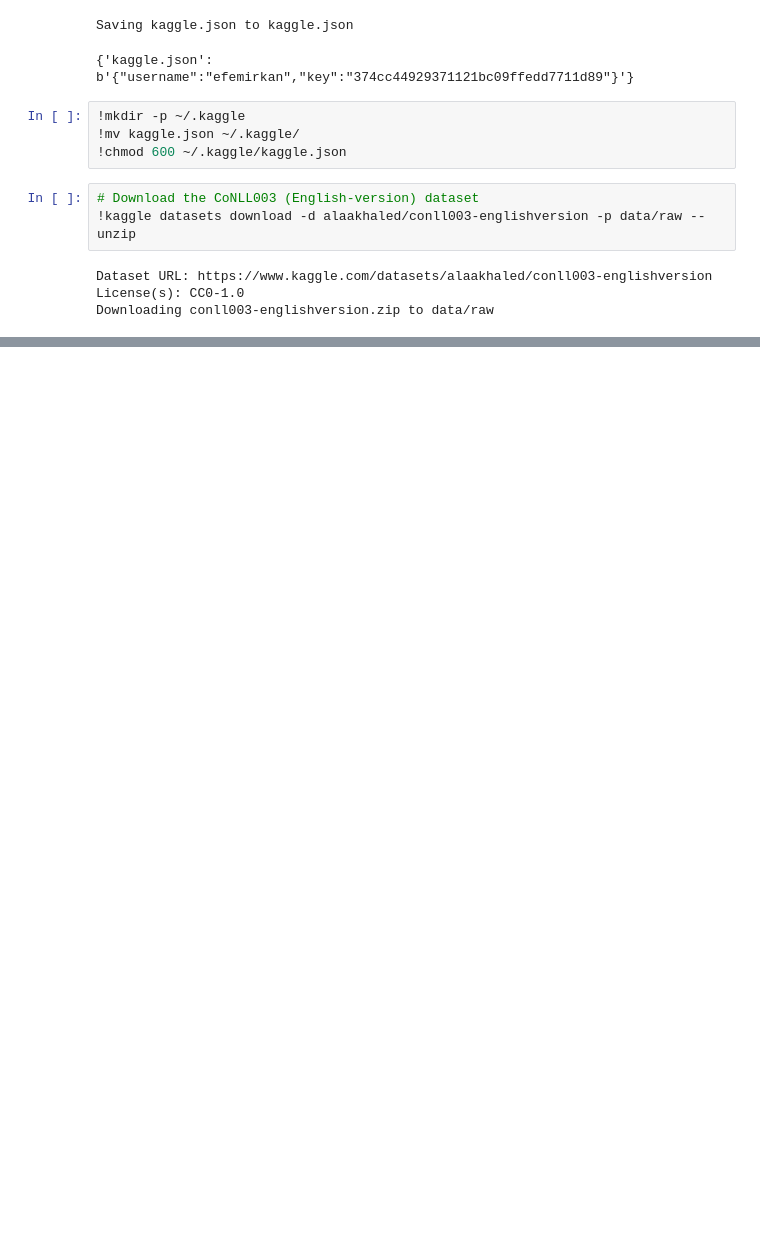
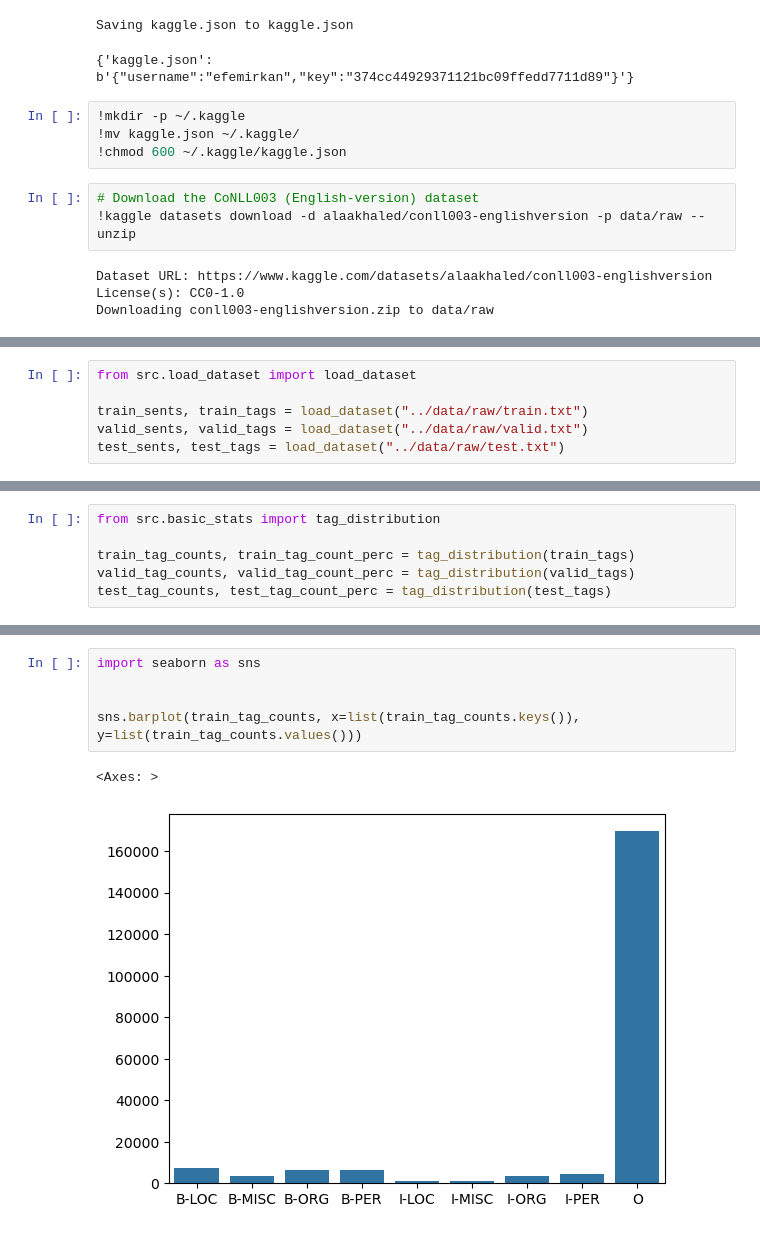
Before and after one commit to Efemirkan/ner-comparison-project, a Jupyter notebook: notebooks/00_data_exploration.ipynb, the cells around one changed output, grey strips where cells are left out. Drawn from its saved outputs; the diff is of its cells as text; blank space fills up the shorter version.

Commit message:
Basic Statistic and distribution analysis completed.

```diff
--- a/notebooks/00_data_exploration.ipynb
+++ b/notebooks/00_data_exploration.ipynb
@@ -83,0 +130,6 @@ Downloading conll003-englishversion.zip to data/raw
+# %%
+from src.load_dataset import load_dataset
+
+train_sents, train_tags = load_dataset("../data/raw/train.txt")
+valid_sents, valid_tags = load_dataset("../data/raw/valid.txt")
+test_sents, test_tags = load_dataset("../data/raw/test.txt")
@@ -83,0 +290,6 @@ Downloading conll003-englishversion.zip to data/raw
+# %%
+from src.basic_stats import tag_distribution
+
+train_tag_counts, train_tag_count_perc = tag_distribution(train_tags)
+valid_tag_counts, valid_tag_count_perc = tag_distribution(valid_tags)
+test_tag_counts, test_tag_count_perc = tag_distribution(test_tags)
@@ -83,0 +314,8 @@ Downloading conll003-englishversion.zip to data/raw
+# %%
+import seaborn as sns
+
+
+sns.barplot(train_tag_counts, x=list(train_tag_counts.keys()), y=list(train_tag_counts.values()))
+# %% [output]
+<Axes: >
+[figure, added]
```
Also changed, not shown: parts of 41 cells of this notebook, 1 other file.
